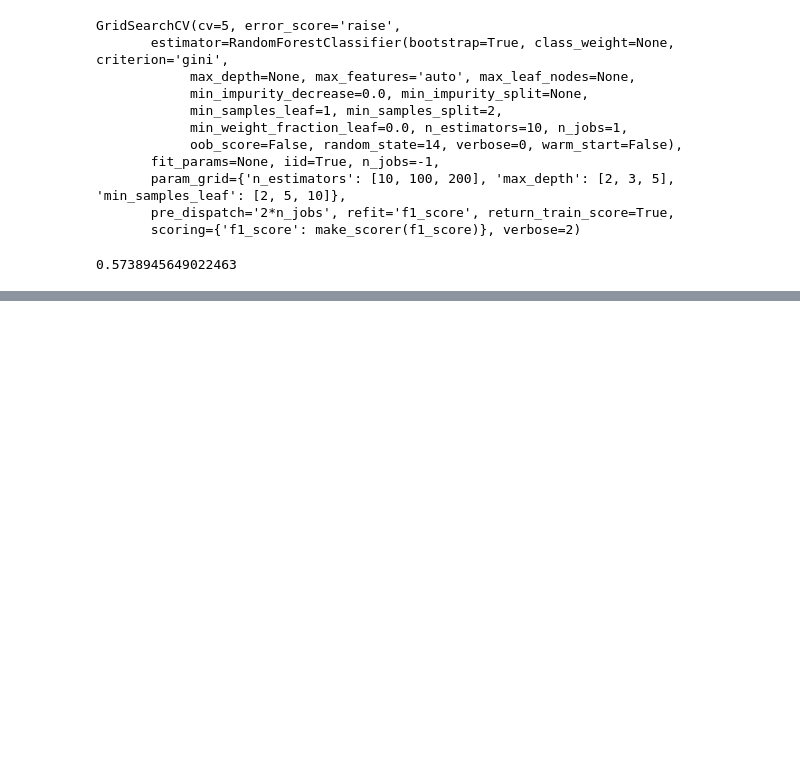
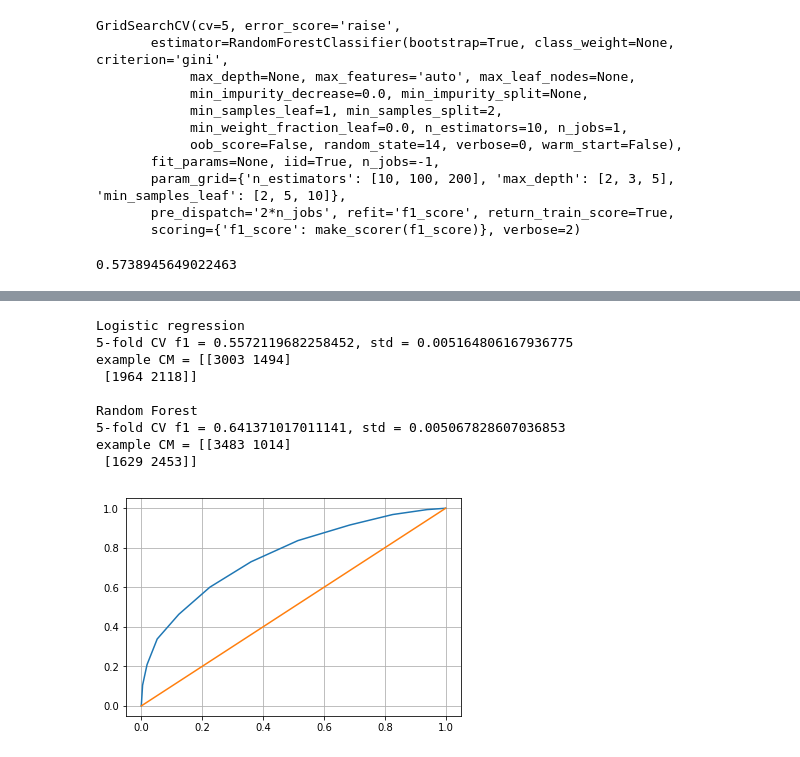
Before and after one commit to frolovconst/TC_w_ML, a Jupyter notebook: incidents_touch/accident_window_detection.ipynb, the cells around one changed output, grey strips where cells are left out. Drawn from its saved outputs; the diff is of its cells as text; code cells hidden in the pictures; blank space fills up the shorter version.

```diff
--- a/incidents_touch/accident_window_detection.ipynb
+++ b/incidents_touch/accident_window_detection.ipynb
@@ -301,0 +309,3 @@ dataset[dataset.y==1].shape
+# %%
+for col in dataset.columns:
+    print(col)
@@ -301,0 +426,33 @@ dataset[dataset.y==1].shape
+# %%
+for col in ['Avg Occupancy_0', 'Avg Occupancy_1', 'Avg Occupancy_2',
+       'Avg Occupancy_3', 'Avg Occupancy_4', 'Avg Occupancy_5',
+       'Avg Occupancy_6', 'Avg Occupancy_7', 'Avg Occupancy_8',
+       'Avg Occupancy_9', 'Avg Occupancy_10', 'Avg Occupancy_11',
+       'Avg Occupancy_12', 'Avg Occupancy_13', 'Avg Occupancy_14',
+       'Avg Occupancy_15', 'Avg Speed_0', 'Avg Speed_1', 'Avg Speed_2',
+       'Avg Speed_3', 'Avg Speed_4', 'Avg Speed_5', 'Avg Speed_6',
+       'Avg Speed_7', 'Avg Speed_8', 'Avg Speed_9', 'Avg Speed_10',
+       'Avg Speed_11', 'Avg Speed_12', 'Avg Speed_13', 'Avg Speed_14',
+       'Avg Speed_15', 'Total Flow_0', 'Total Flow_1', 'Total Flow_2',
+       'Total Flow_3', 'Total Flow_4', 'Total Flow_5', 'Total Flow_6',
+       'Total Flow_7', 'Total Flow_8', 'Total Flow_9', 'Total Flow_10',
+       'Total Flow_11', 'Total Flow_12', 'Total Flow_13', 'Total Flow_14',
+       'Total Flow_15']:
+    dataset[col] = dataset[col] - dataset['Next_'+col]
+    dataset[col + '_sq'] = (dataset[col] - dataset['Next_'+col] )**2
+    dataset.drop(columns='Next_'+col, inplace=True)
+# %%
+sq_cols = [col for col in dataset.columns if '_sq' in col]
+# %%
+score_dataset(dataset, sq_cols)
+# %% [output]
+Logistic regression
+5-fold CV f1 = 0.5572119682258452, std = 0.005164806167936775
+example CM = [[3003 1494]
+ [1964 2118]]
+
+Random Forest
+5-fold CV f1 = 0.641371017011141, std = 0.005067828607036853
+example CM = [[3483 1014]
+ [1629 2453]]
+[figure, added]
```
Also changed, not shown: parts of 61 cells of this notebook, 1 other file.
